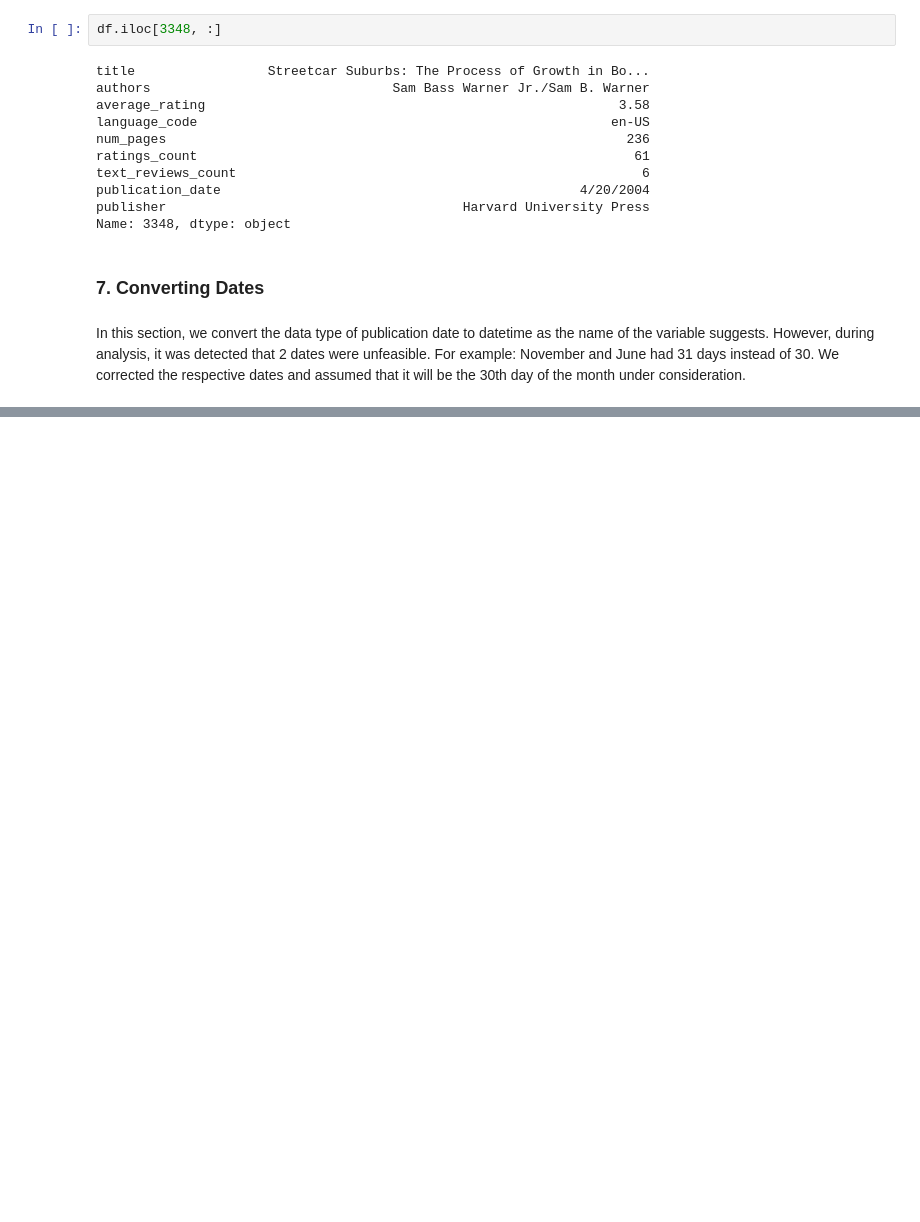
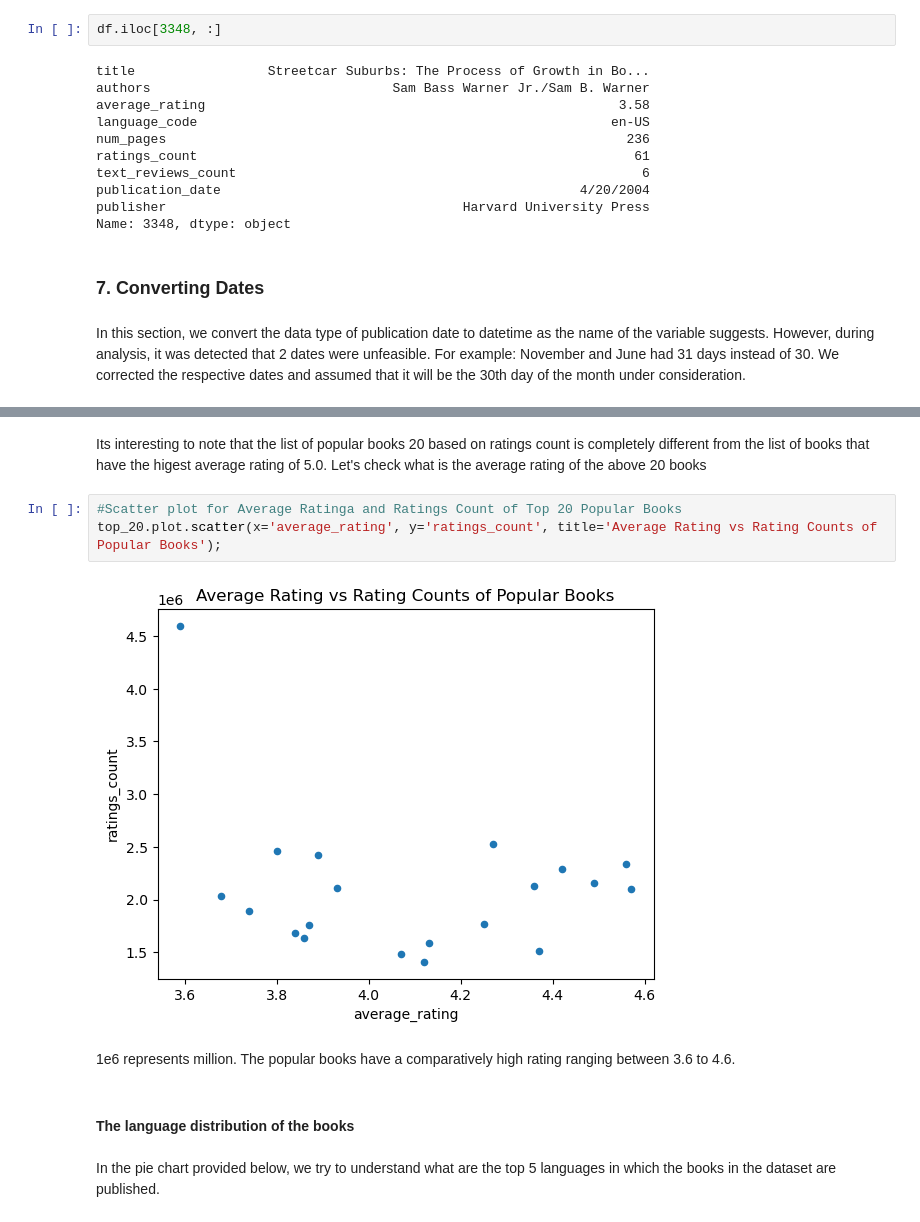
Before and after one commit to nareshkodam/Book-Rating-Prediction-Model, a Jupyter notebook: DataCleaning.ipynb, the cells around one changed output, grey strips where cells are left out. Saved outputs shown, nothing was run; the diff lists cells and outputs as text; blank space fills up the shorter version.

```diff
--- a/DataCleaning.ipynb
+++ b/DataCleaning.ipynb
@@ -255,0 +371,13 @@ In this section, we convert the data type of publication date to datetime as the
+# %% [markdown]
+Its interesting to note that the list of popular books 20 based on ratings count is completely different from the list of books that have the higest average rating of 5.0. Let's check what is the average rating of the above 20 books
+# %%
+#Scatter plot for Average Ratinga and Ratings Count of Top 20 Popular Books
+top_20.plot.scatter(x='average_rating', y='ratings_count', title='Average Rating vs Rating Counts of Popular Books');
+# %% [output]
+[figure, added]
+# %% [markdown]
+1e6 represents million. The popular books have a comparatively high rating ranging between 3.6 to 4.6.
+# %% [markdown]
+#### The language distribution of the books
+# %% [markdown]
+In the pie chart provided below, we try to understand what are the top 5 languages in which the books in the dataset are published.
```
Also changed, not shown: parts of 20 cells of this notebook.
